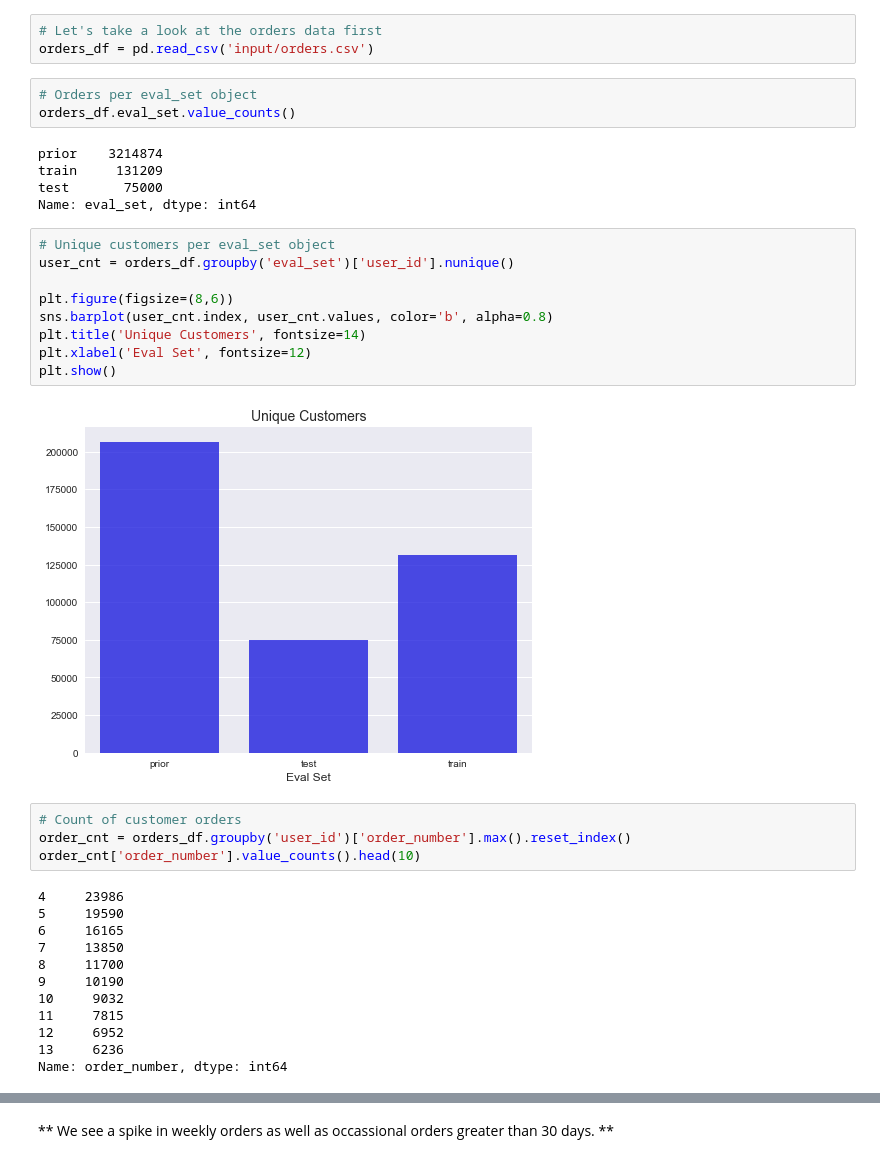
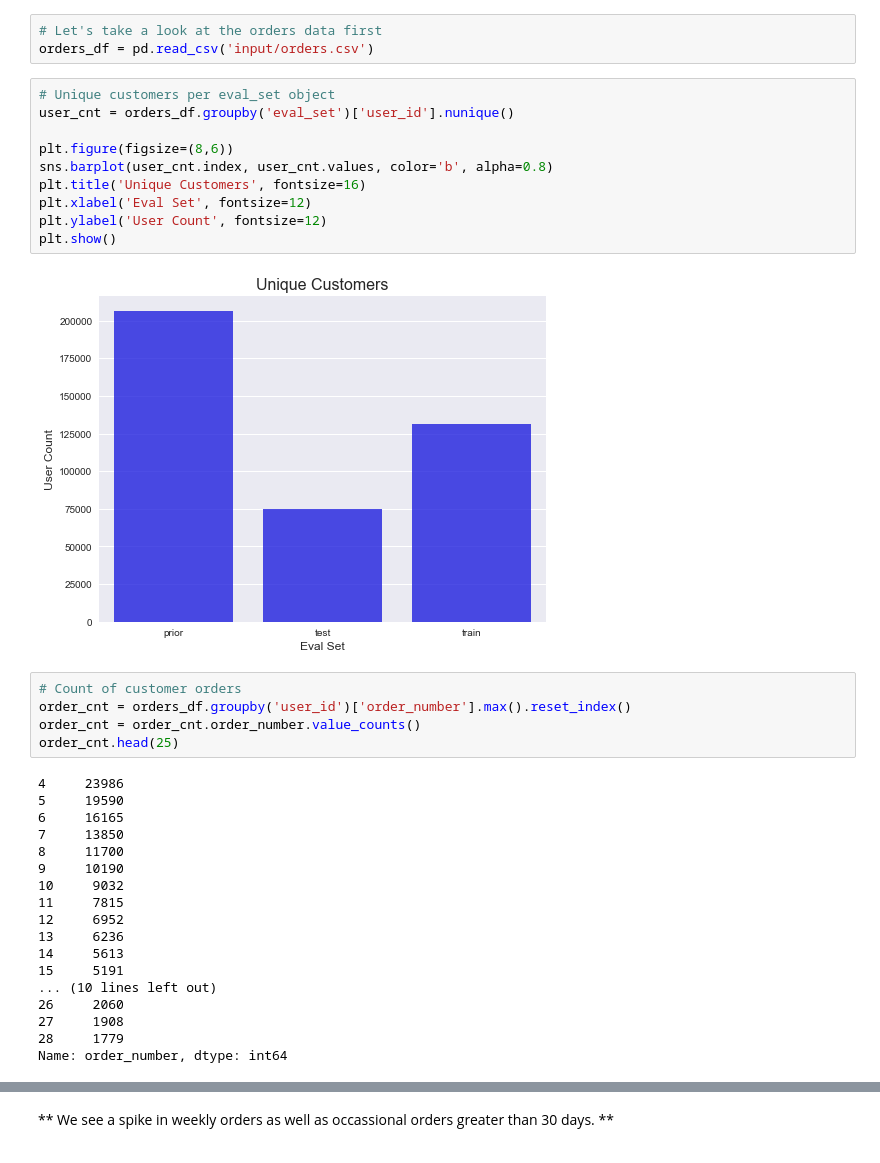
Before and after one commit to paliramuk/market-basket-analysis, a Jupyter notebook: EDA.ipynb, the cells around one changed output, grey strips where cells are left out. Saved outputs shown, nothing was run; the diff lists cells and outputs as text.

```diff
--- a/EDA.ipynb
+++ b/EDA.ipynb
@@ -14,29 +14,23 @@ plt.style.use('seaborn')
 # %%
 # Let's take a look at the orders data first
 orders_df = pd.read_csv('input/orders.csv')
-# %%
-# Orders per eval_set object
-orders_df.eval_set.value_counts()
-# %% [output]
-prior    3214874
-train     131209
-test       75000
-Name: eval_set, dtype: int64
 # %%
 # Unique customers per eval_set object
 user_cnt = orders_df.groupby('eval_set')['user_id'].nunique()
 
 plt.figure(figsize=(8,6))
 sns.barplot(user_cnt.index, user_cnt.values, color='b', alpha=0.8)
-plt.title('Unique Customers', fontsize=14)
+plt.title('Unique Customers', fontsize=16)
 plt.xlabel('Eval Set', fontsize=12)
+plt.ylabel('User Count', fontsize=12)
 plt.show()
 # %% [output]
-[figure, old version]
+[figure, new version]
 # %%
 # Count of customer orders
 order_cnt = orders_df.groupby('user_id')['order_number'].max().reset_index()
-order_cnt['order_number'].value_counts().head(10)
+order_cnt = order_cnt.order_number.value_counts()
+order_cnt.head(25)
 # %% [output]
 4     23986
 5     19590
@@ -48,4 +42,10 @@ order_cnt['order_number'].value_counts().head(10)
 11     7815
 12     6952
 13     6236
+14     5613
+15     5191
+... (10 lines left out)
+26     2060
+27     1908
+28     1779
 Name: order_number, dtype: int64
```
Also changed, not shown: parts of 29 cells of this notebook, 5 other files.
